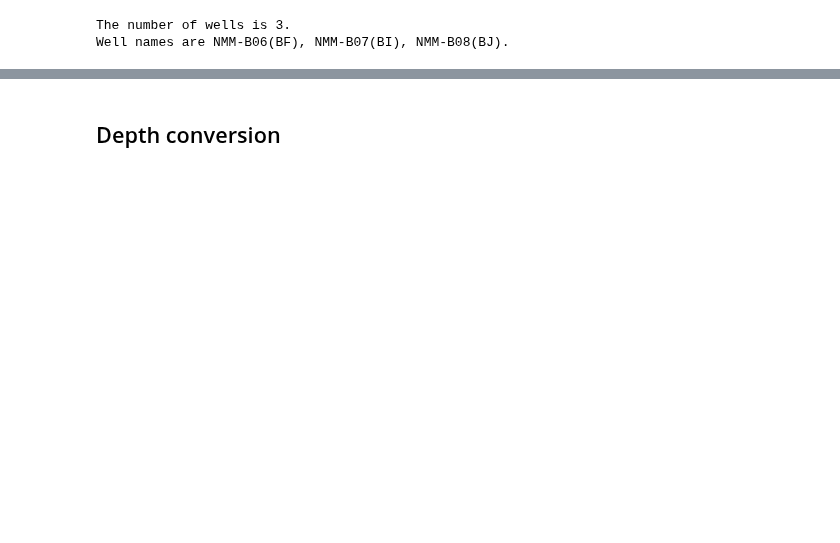
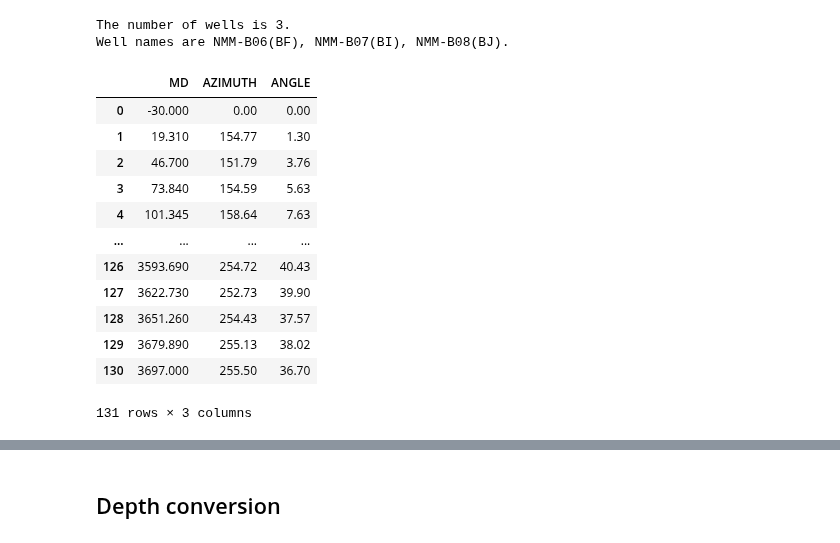
Before and after one commit to phumikrai/1D-MEM, a Jupyter notebook: Automated 1D MEM.ipynb, the cells around one changed output, grey strips where cells are left out. Cells and saved outputs as stored; diff of their text form; code cells hidden in the pictures; blank space fills up the shorter version.

```diff
--- a/Automated 1D MEM.ipynb
+++ b/Automated 1D MEM.ipynb
@@ -298,0 +371,17 @@ while True:
+# %%
+devs[0]['MD'] = devs[0]['MD'] - 10
+devs[0]
+# %% [output]
+|  | MD | AZIMUTH | ANGLE |
+| 0 | -30.000 | 0.00 | 0.00 |
+| 1 | 19.310 | 154.77 | 1.30 |
+| 2 | 46.700 | 151.79 | 3.76 |
+| 3 | 73.840 | 154.59 | 5.63 |
+| 4 | 101.345 | 158.64 | 7.63 |
+| ... | ... | ... | ... |
+| 126 | 3593.690 | 254.72 | 40.43 |
+| 127 | 3622.730 | 252.73 | 39.90 |
+| 128 | 3651.260 | 254.43 | 37.57 |
+| 129 | 3679.890 | 255.13 | 38.02 |
+| 130 | 3697.000 | 255.50 | 36.70 |
+131 rows × 3 columns
```
Also changed, not shown: parts of 11 cells of this notebook.
